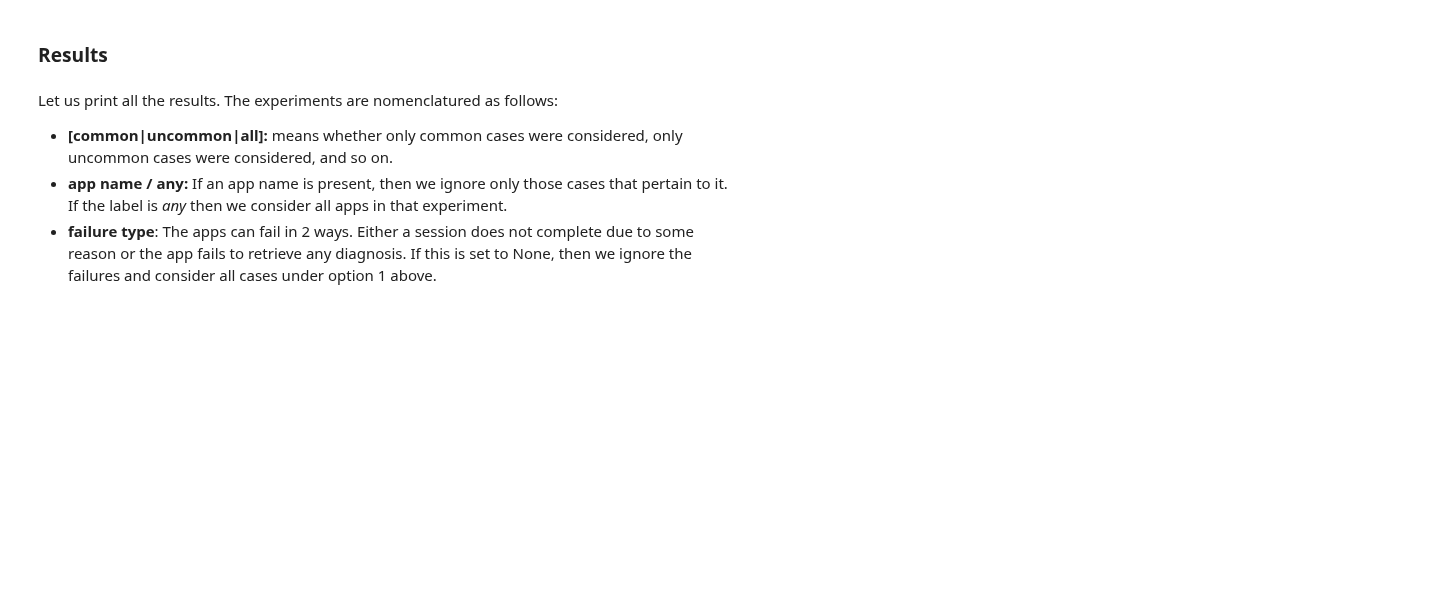
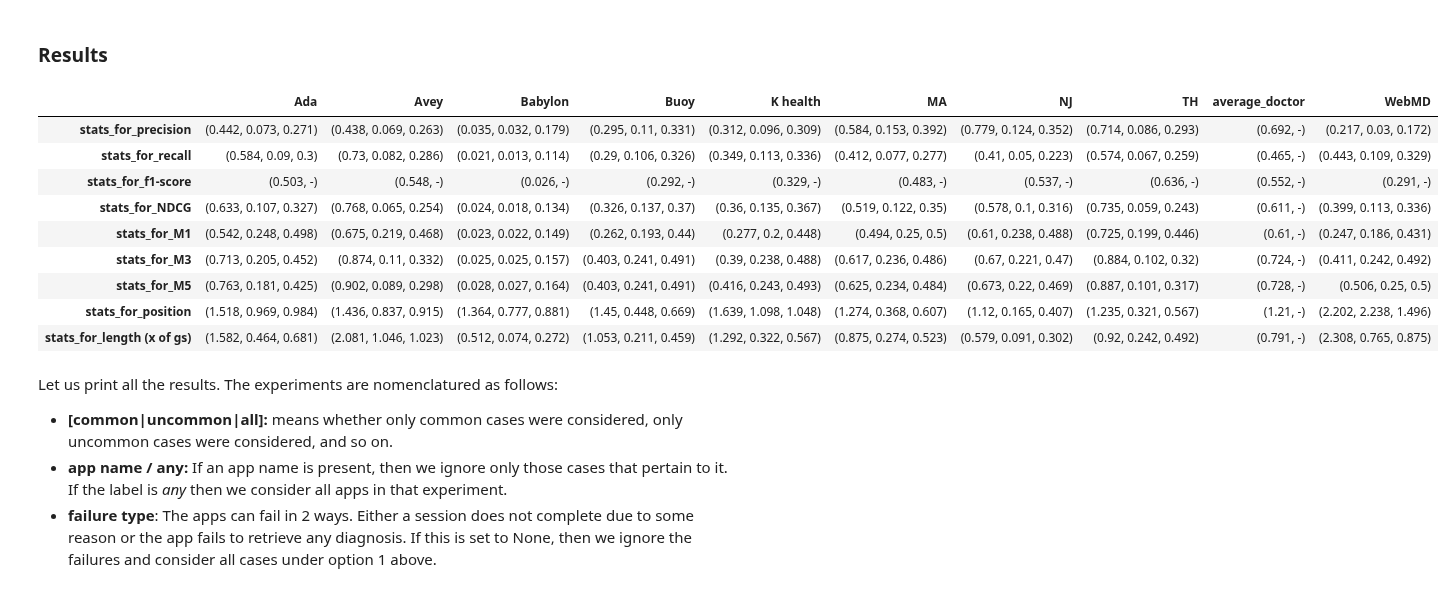
Before and after one commit to rimads/avey-paper, a Jupyter notebook: main.ipynb, the cells around one changed output. Saved outputs shown, nothing was run; the diff lists cells and outputs as text; code cells hidden in the pictures; blank space fills up the shorter version.

Commit message:
added variance and standard deviation

```diff
--- a/main.ipynb
+++ b/main.ipynb
@@ -351,53 +351,84 @@ list(enumerate(experiments.keys()))
 # %% [markdown]
 ### Results <a class="anchor" id="results"></a>
 # %%
-def getAverage(scores, row: int, col: int) -> float:
+def getStats(scores, row: int, col: int):
     values = []
     for score in scores.values():
         if not math.isnan(score.iloc[row, col]):
             values.append(score.iloc[row, col])
+    if not values:
+        return 0, 0, 0
+    average = sum(values)/len(values)
+    variance = sum((value-average)**2 for value in values)/len(values)
+    stdDev = variance**0.5
+    return round(average, 3), round(variance, 3),round(stdDev, 3)
 
-    return 0 if not values else round(sum(values)/len(values), 3)
 
 results = {}
 for label, casesToConsider in experiments.items():
-    selectedScores = {id:score for id,score in scores.items() if int(id) in casesToConsider}
+    selectedScores = {id: score for id,
+                      score in scores.items() if int(id) in casesToConsider}
     columns = next(iter(scores.values())).columns
     averageScores = pd.DataFrame(
         [
             [
-                getAverage(selectedScores, row, col)
+                getStats(selectedScores, row, col)
                 for col in range(len(columns))
             ]
             for row in range(9)
         ],
         columns=columns,
         index=[
-            f"average_{x}" for x in [
+            f"stats_for_{x}" for x in [
                 "precision", "recall", "f1-score", "NDCG", "M1", "M3", "M5", "position", "length (x of gs)"
             ]
         ]
     )
 
     # ignore nan for recall
     for col in next(iter(scores.values())).columns:
-        p = averageScores.loc["average_precision", col]
-        r = averageScores.loc["average_recall", col]
-        averageScores.loc["average_f1-score",
-                        col] = round(getF1Score(p, r, beta), 3)
+        p = averageScores.loc["stats_for_precision", col][0]
+        r = averageScores.loc["stats_for_recall", col][0]
+        averageScores.loc["stats_for_f1-score",
+                          col] = (round(getF1Score(p, r, beta), 3),'-')
 
-    doctorResults = averageScores.loc[:, "MA"] +\
-        averageScores.loc[:, "NJ"] +\
-        averageScores.loc[:,
-                            "TH"]
-    doctorResults /= 3.0
+    def calcStats(doctorResults):
+        def extractItem(data, index=0):
+            return data.apply(lambda x: x[index])
+
+        sum = pd.Series(extractItem(doctorResults[0]))
+        for data in doctorResults[1:]:
+            # display(extractItem(data))
+            sum += extractItem(data)
+        average = (sum/len(doctorResults)).round(3)
+        return average.apply(lambda x: (x,'-'))
+
+    doctorResultsAverage = calcStats(
+        [
+            averageScores.loc[:, "MA"] ,
+            averageScores.loc[:, "NJ"] ,
+            averageScores.loc[:, "TH"]
+        ]
+    )
 
     averageScores.insert(
         loc=8, column="average_doctor",
-        value=doctorResults.round(3),
+        value=doctorResultsAverage,
     )
 
     results[label] = averageScores
+results[label]
+# %% [output]
+|  | Ada | Avey | Babylon | Buoy | K health | MA | NJ | TH | average_doctor | WebMD |
+| stats_for_precision | (0.442, 0.073, 0.271) | (0.438, 0.069, 0.263) | (0.035, 0.032, 0.179) | (0.295, 0.11, 0.331) | (0.312, 0.096, 0.309) | (0.584, 0.153, 0.392) | (0.779, 0.124, 0.352) | (0.714, 0.086, 0.293) | (0.692, -) | (0.217, 0.03, 0.172) |
+| stats_for_recall | (0.584, 0.09, 0.3) | (0.73, 0.082, 0.286) | (0.021, 0.013, 0.114) | (0.29, 0.106, 0.326) | (0.349, 0.113, 0.336) | (0.412, 0.077, 0.277) | (0.41, 0.05, 0.223) | (0.574, 0.067, 0.259) | (0.465, -) | (0.443, 0.109, 0.329) |
+| stats_for_f1-score | (0.503, -) | (0.548, -) | (0.026, -) | (0.292, -) | (0.329, -) | (0.483, -) | (0.537, -) | (0.636, -) | (0.552, -) | (0.291, -) |
+| stats_for_NDCG | (0.633, 0.107, 0.327) | (0.768, 0.065, 0.254) | (0.024, 0.018, 0.134) | (0.326, 0.137, 0.37) | (0.36, 0.135, 0.367) | (0.519, 0.122, 0.35) | (0.578, 0.1, 0.316) | (0.735, 0.059, 0.243) | (0.611, -) | (0.399, 0.113, 0.336) |
+| stats_for_M1 | (0.542, 0.248, 0.498) | (0.675, 0.219, 0.468) | (0.023, 0.022, 0.149) | (0.262, 0.193, 0.44) | (0.277, 0.2, 0.448) | (0.494, 0.25, 0.5) | (0.61, 0.238, 0.488) | (0.725, 0.199, 0.446) | (0.61, -) | (0.247, 0.186, 0.431) |
+| stats_for_M3 | (0.713, 0.205, 0.452) | (0.874, 0.11, 0.332) | (0.025, 0.025, 0.157) | (0.403, 0.241, 0.491) | (0.39, 0.238, 0.488) | (0.617, 0.236, 0.486) | (0.67, 0.221, 0.47) | (0.884, 0.102, 0.32) | (0.724, -) | (0.411, 0.242, 0.492) |
+| stats_for_M5 | (0.763, 0.181, 0.425) | (0.902, 0.089, 0.298) | (0.028, 0.027, 0.164) | (0.403, 0.241, 0.491) | (0.416, 0.243, 0.493) | (0.625, 0.234, 0.484) | (0.673, 0.22, 0.469) | (0.887, 0.101, 0.317) | (0.728, -) | (0.506, 0.25, 0.5) |
+| stats_for_position | (1.518, 0.969, 0.984) | (1.436, 0.837, 0.915) | (1.364, 0.777, 0.881) | (1.45, 0.448, 0.669) | (1.639, 1.098, 1.048) | (1.274, 0.368, 0.607) | (1.12, 0.165, 0.407) | (1.235, 0.321, 0.567) | (1.21, -) | (2.202, 2.238, 1.496) |
+| stats_for_length (x of gs) | (1.582, 0.464, 0.681) | (2.081, 1.046, 1.023) | (0.512, 0.074, 0.272) | (1.053, 0.211, 0.459) | (1.292, 0.322, 0.567) | (0.875, 0.274, 0.523) | (0.579, 0.091, 0.302) | (0.92, 0.242, 0.492) | (0.791, -) | (2.308, 0.765, 0.875) |
 # %% [markdown]
 Let us print all the results. The experiments are nomenclatured as follows:
 - **[common|uncommon|all]:** means whether only common cases were considered, only uncommon cases were considered, and so on.
```
Also changed, not shown: parts of 1 cell of this notebook.
